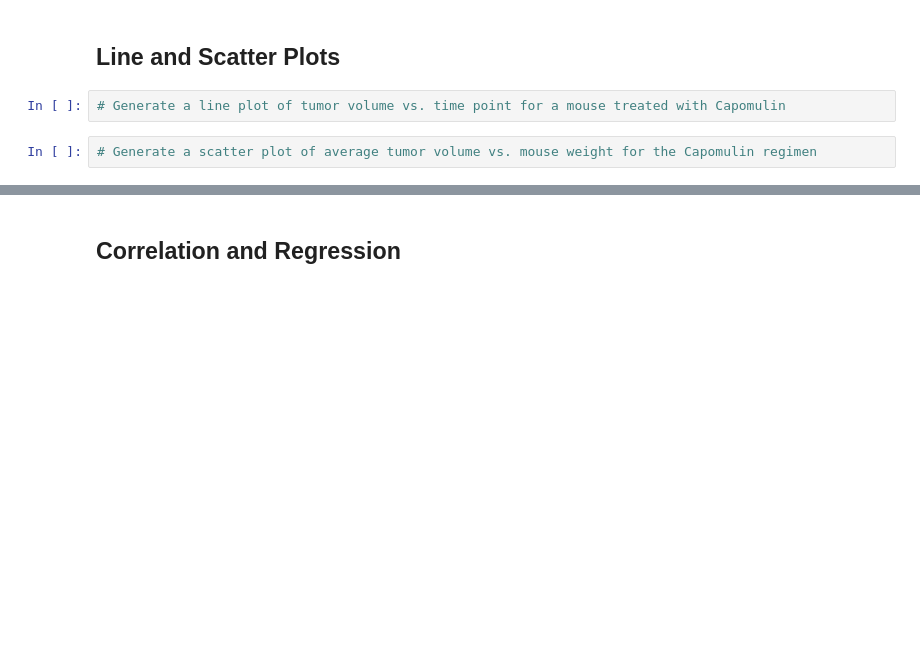
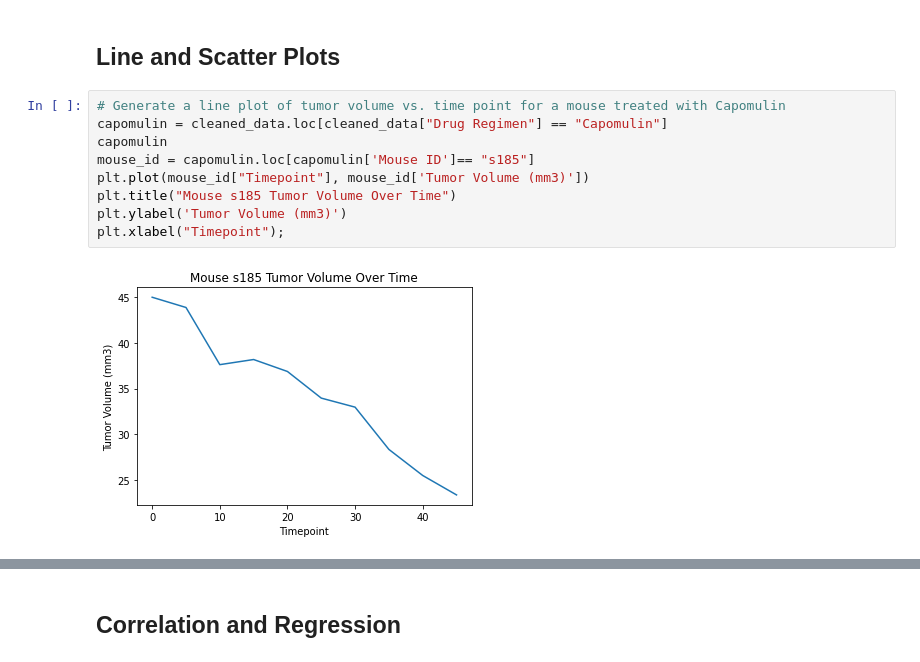
Before and after one commit to paulywog13/Matplotlib-Homework, a Jupyter notebook: Pymaceuticals/pymaceuticals_starter.ipynb, the cells around one changed output, grey strips where cells are left out. Saved outputs shown, nothing was run; the diff lists cells and outputs as text; blank space fills up the shorter version.

```diff
--- a/Pymaceuticals/pymaceuticals_starter.ipynb
+++ b/Pymaceuticals/pymaceuticals_starter.ipynb
@@ -267,5 +286,12 @@ AttributeError: 'Series' object has no attribute 'quartile'
 ## Line and Scatter Plots
 # %%
 # Generate a line plot of tumor volume vs. time point for a mouse treated with Capomulin
+capomulin = cleaned_data.loc[cleaned_data["Drug Regimen"] == "Capomulin"]
+capomulin
+mouse_id = capomulin.loc[capomulin['Mouse ID']== "s185"]
+plt.plot(mouse_id["Timepoint"], mouse_id['Tumor Volume (mm3)'])
+plt.title("Mouse s185 Tumor Volume Over Time")
+plt.ylabel('Tumor Volume (mm3)')
+plt.xlabel("Timepoint");
+# %% [output]
+[figure, added]
-# %%
-# Generate a scatter plot of average tumor volume vs. mouse weight for the Capomulin regimen
```
Also changed, not shown: parts of 6 cells of this notebook.
